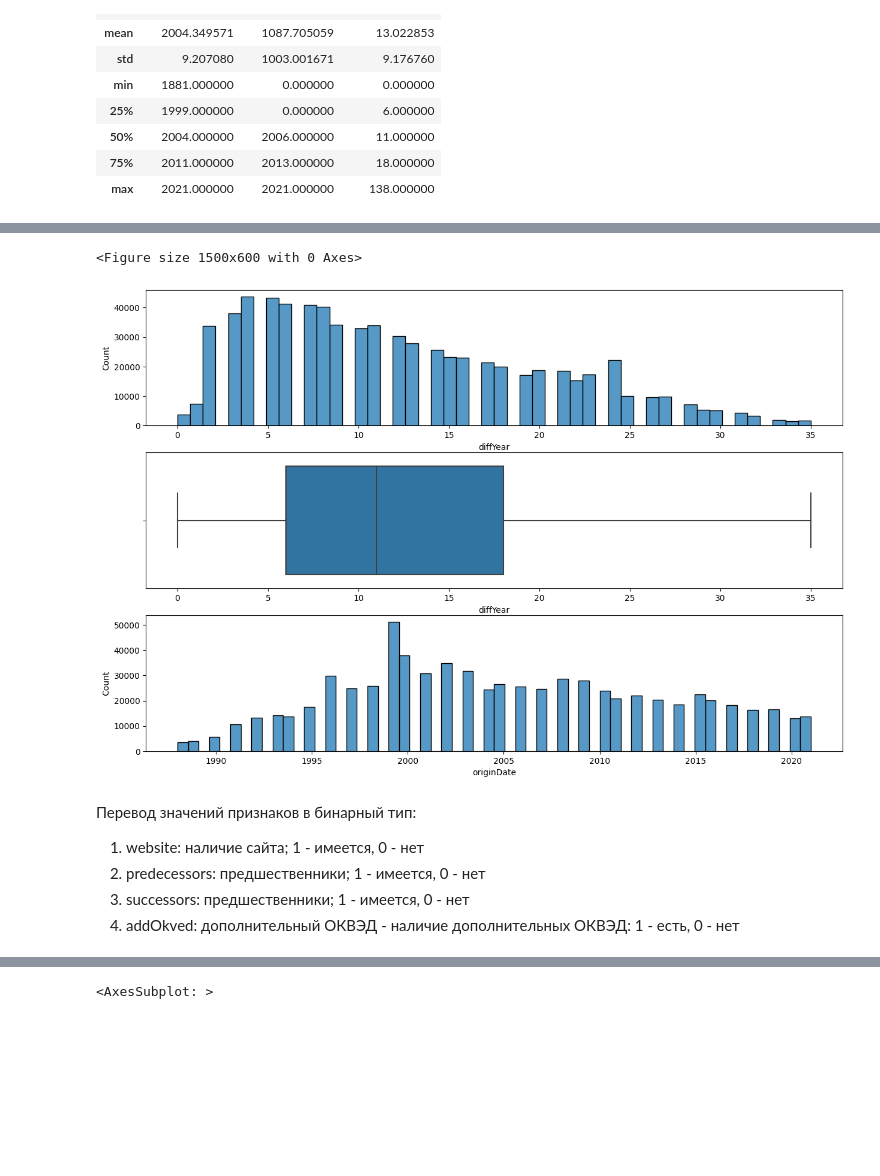
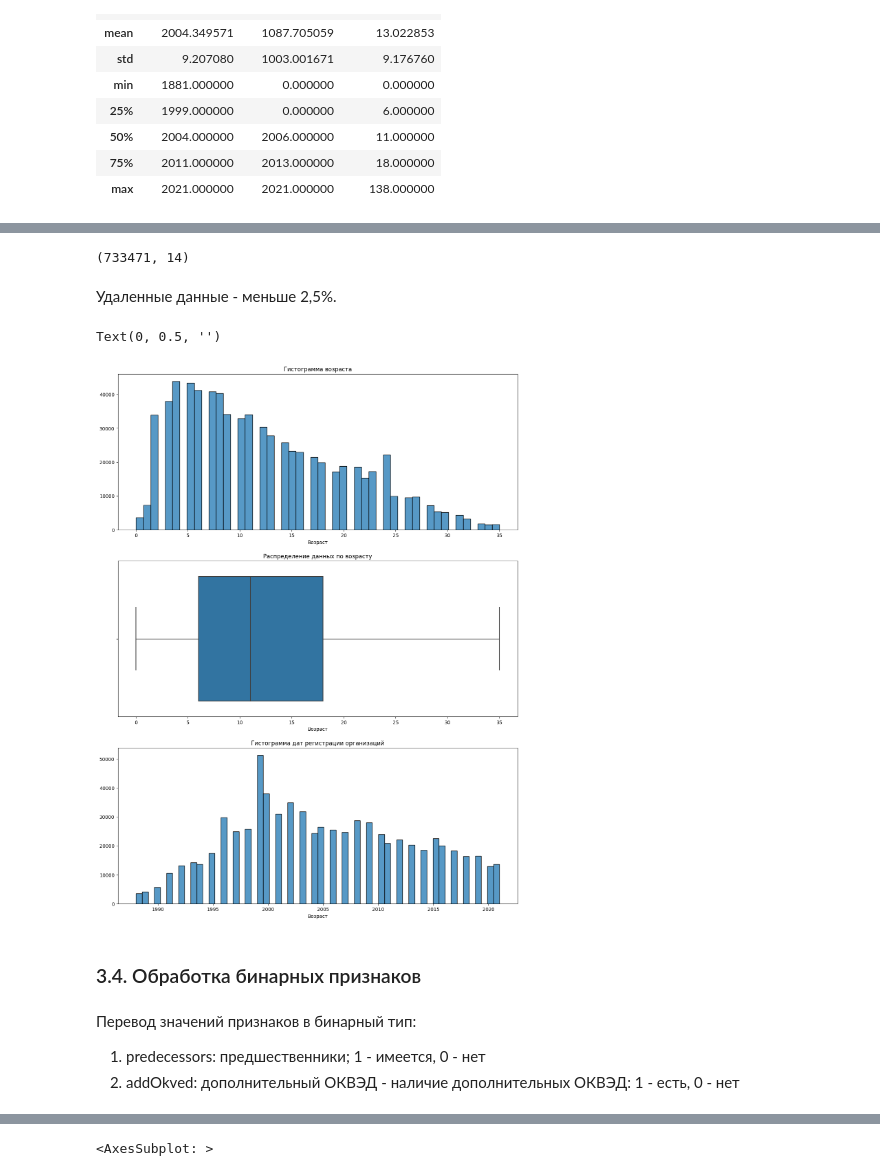
Before and after one commit to ASGlazyrin/ASG_SF_Rep, a Jupyter notebook: Diplom/diplom_glazyrin.ipynb, the cells around one changed output, grey strips where cells are left out. Cells and saved outputs as stored; diff of their text form; code cells hidden in the pictures; blank space fills up the shorter version.

```diff
--- a/Diplom/diplom_glazyrin.ipynb
+++ b/Diplom/diplom_glazyrin.ipynb
@@ -554,9 +549,8 @@ df_full['mainOkved'] = df_full['mainOkved'].apply(lambda x: int(x))
 def mainOkved_none_def(ogrn_arg):
     #аргумент ogrn_arg: ОГРН организации
     #return: ОКВЭД
-    mainOkved_new = df_mainOkved_none[df_mainOkved_none['ogrn'] == ogrn_arg]['predict_mainOkved'].values[0]
+    mainOkved_new = df_mainOkved_none[df_mainOkved_none['ogrn'] == int(ogrn_arg)]['predict_mainOkved'].values[0]
     return mainOkved_new
-
 
 df_full['mainOkved'] = df_full.apply(lambda x: x['mainOkved'] if x['mainOkved'] > 0 else mainOkved_none_def(x['ogrn']), axis=1)
 
@@ -642,0 +630,3 @@ df_sorted.head(5)
+# %%
+# удалим не нужные признаки
+df_full = df_full.drop(['ogrn', 'fullName', 'fullName', 'opf'], axis=1)
@@ -649,10 +641,11 @@ df_sorted.head(5)
 # %%
-#Обработка дат
+# обработка дат
 
-#Для действующих организаций значение признака dateLiquid поставим в '0'
+# признак dateLiquid имеет пропущенные значения для действующих организаций
+# для действующих организаций значение признака dateLiquid поставим в '0'
 df_full['dateLiquid'] = df_full['dateLiquid'].fillna('0')
 
-#Функция для извлечения года из признака
+# функция для извлечения года из признака
 def date_dict(df_date):
     #аргумент: значение признака, которое представляет собой дату следующего вида - {'$date': '2012-12-17T00:00:00.000Z'}
     #return: год (тип float)
@@ -664,20 +657,24 @@ def date_dict(df_date):
     else:
         return int(df_date)
 
-df_full['originDate'] = df_full['originDate'].apply(lambda x: date_dict(x))
-df_full['dateLiquid'] = df_full['dateLiquid'].apply(lambda x: date_dict(x))
+# признаки originDate и dateLiquid представим в виде года
+df_full['originDate'] = df_full['originDate'].apply(lambda x: date_dict(str(x)))
+df_full['dateLiquid'] = df_full['dateLiquid'].apply(lambda x: date_dict(str(x)))
 
-# Функция для расчета нового значения по алгоритму
+# функция для расчета нового значения diffYear
 def calculate_new_value(row):
-    if row['dateLiquid'] != 0:
+    #аргумент: строка DataFrmae df_full - данные от органиазции
+    #return: год (тип float)
+    if row['dateLiquid'] != 0: # для действующей организации
         return row['dateLiquid'] - row['originDate']
     else:
         current_date = datetime.now().year
         return int(str(current_date)) - row['originDate']
 
-# Применяем функцию к каждой строке DataFrame и создаем новый столбец
+# применяем функцию к каждой строке DataFrame и создаем новый столбец
 df_full['diffYear'] = df_full.apply(lambda row: calculate_new_value(row), axis=1)
 
+# проанализируем даты базы данных
 df_full[['originDate','dateLiquid','diffYear']].describe()
 # %% [output]
 |  | originDate | dateLiquid | diffYear |
@@ -734,27 +752,43 @@ df_full = df_full[df_full['originDate'] > 1987]
+# %%
+# удалим строки, регистрация органиазций которых старше 1987 года.
+df_full = df_full[df_full['originDate'] > 1987]
+df_full.shape
+# %% [output]
+(733471, 14)
+# %% [markdown]
+Удаленные данные - меньше 2,5%.
 # %%
+#Визиализируем данные
+
 # Установить размер графика
-plt.figure(figsize=(15, 6))
-#plt.hist(df_full['diffYear'], bins=100)
-#plt.boxplot(df_full['diffYear'],vert=False);
-
-fig, axes = plt.subplots(nrows=3, ncols=1, figsize=(15, 10))
+fig, axes = plt.subplots(nrows=3, ncols=1, figsize=(15, 20))
 sns.histplot(
     data=df_full,
     x='diffYear',
     bins=50,
     ax=axes[0]
 );
+axes[0].set_title('Гистограмма возраста')
+axes[0].set_xlabel('Возраст')
+axes[0].set_ylabel('')
+
 sns.boxplot(
     data=df_full,
     x='diffYear',
     ax=axes[1]
 );
+axes[1].set_title('Распределение данных по возрасту')
+axes[1].set_xlabel('Возраст')
+
 sns.histplot(
     data=df_full,
     x='originDate',
     bins=60,
     ax=axes[2]
 );
+axes[2].set_title('Гистограмма дат регистрации организаций')
+axes[2].set_xlabel('Возраст')
+axes[2].set_ylabel('')
 # %% [output]
-<Figure size 1500x600 with 0 Axes>
+Text(0, 0.5, '')
-[figure, old version]
+[figure, new version]
@@ -761,8 +798,8 @@ sns.histplot(
+# %% [markdown]
+### 3.4. Обработка бинарных признаков
 # %% [markdown]
 Перевод значений признаков в бинарный тип:
-1. website: наличие сайта; 1 - имеется, 0 - нет
-2. predecessors: предшественники; 1 - имеется, 0 - нет
-3. successors: предшественники; 1 - имеется, 0 - нет
-4. addOkved: дополнительный ОКВЭД - наличие дополнительных ОКВЭД: 1 - есть, 0 - нет
+1. predecessors: предшественники; 1 - имеется, 0 - нет
+2. addOkved: дополнительный ОКВЭД - наличие дополнительных ОКВЭД: 1 - есть, 0 - нет
 # %%
 #Перевод значений признаков в бинарный тип
```
Also changed, not shown: parts of 22 cells of this notebook.
